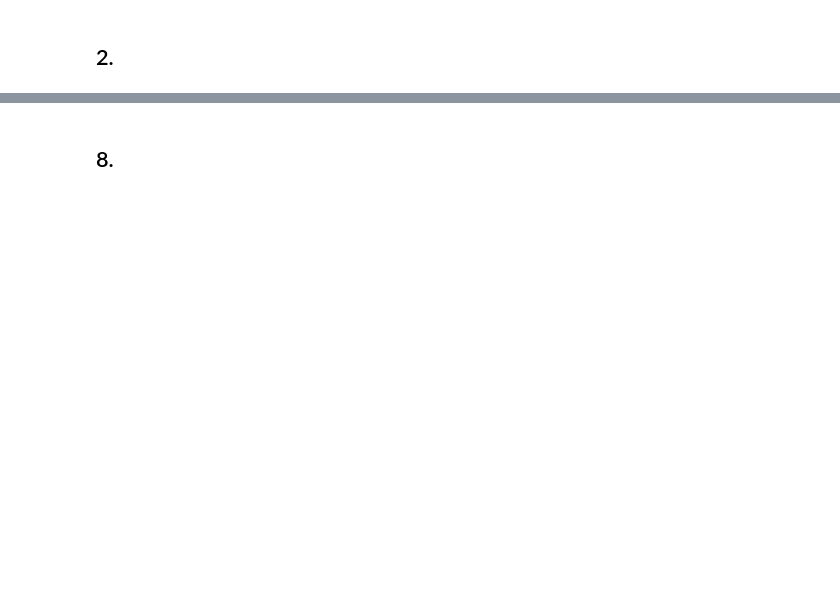
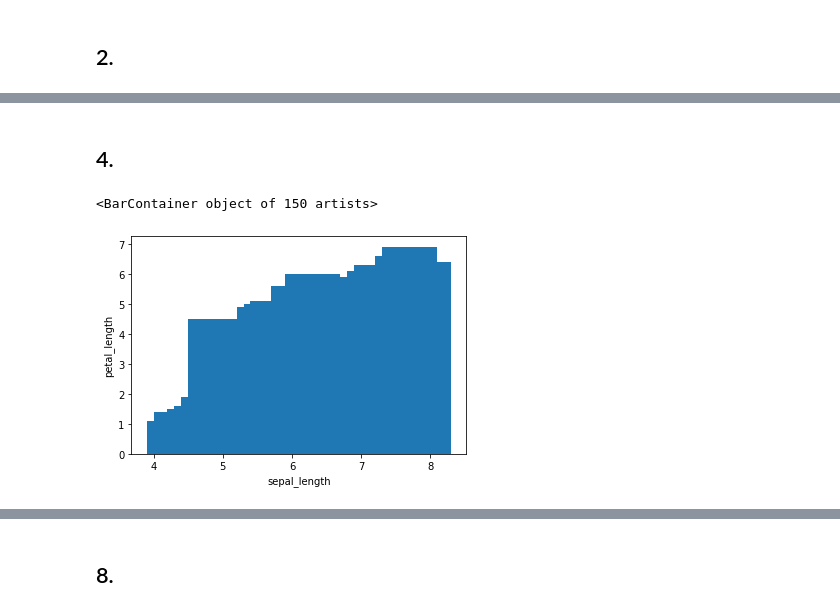
Before and after one commit to ChinthapalliSireesha/mstp, a Jupyter notebook: Test.ipynb, the cells around one changed output, grey strips where cells are left out. Drawn from its saved outputs; the diff is of its cells as text; code cells hidden in the pictures; blank space fills up the shorter version.

```diff
--- a/Test.ipynb
+++ b/Test.ipynb
@@ -81,0 +84,12 @@ dtype: float64
+# %% [markdown]
+## 4.
+# %%
+import matplotlib.pyplot as pt
+x=df['sepal_length']
+y=df['petal_length']
+pt.xlabel('sepal_length')
+pt.ylabel('petal_length')
+pt.bar(x,y)
+# %% [output]
+<BarContainer object of 150 artists>
+[figure, added]
```
Also changed, not shown: parts of 45 cells of this notebook.
